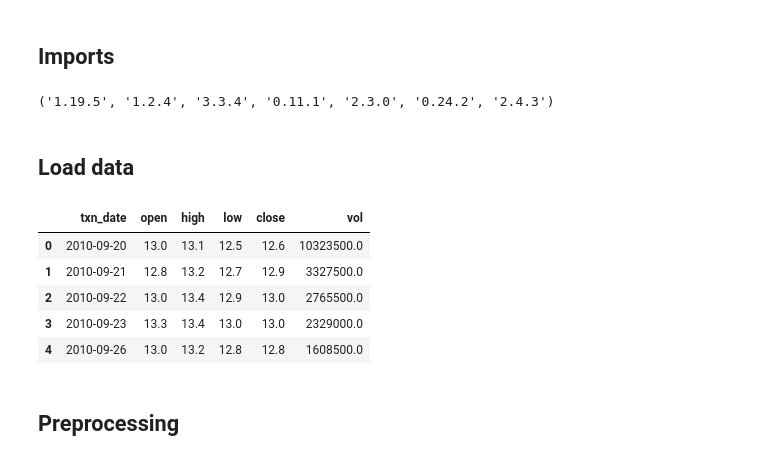
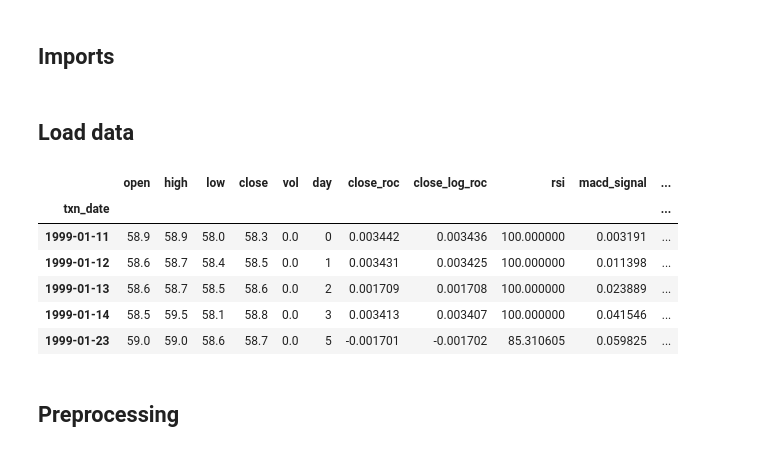
Before and after one commit to Mashfiqur-Rahman/stock-market-analysis-using-ml, a Jupyter notebook: notebooks/Deep Learning Algorithms.ipynb, the cells around one changed output. Drawn from its saved outputs; the diff is of its cells as text; code cells hidden in the pictures.

```diff
--- a/notebooks/Deep Learning Algorithms.ipynb
+++ b/notebooks/Deep Learning Algorithms.ipynb
@@ -17,7 +17,3 @@ plt.rcParams.update({'figure.figsize': (16, 9)})
 import matplotlib
 import sklearn
 import keras
-# %%
-np.__version__, pd.__version__, matplotlib.__version__, sns.__version__, tf.__version__, sklearn.__version__, keras.__version__
-# %% [output]
-('1.19.5', '1.2.4', '3.3.4', '0.11.1', '2.3.0', '0.24.2', '2.4.3')
@@ -24,17 +22,34 @@ np.__version__, pd.__version__, matplotlib.__version__, sns.__version__, tf.__ve
 # %% [markdown]
 ## Load data
-# %%
-data = pd.read_csv('../data/processed/company_id_5_processed.csv', parse_dates=True)
-data = data[['txn_date', 'open', 'high', 'low', 'close','vol',
-#              'month', 'day', 'day_of_month'
-            ]].sort_values(by='txn_date')
-data.head()
-# %% [output]
-|  | txn_date | open | high | low | close | vol |
-| 0 | 2010-09-20 | 13.0 | 13.1 | 12.5 | 12.6 | 10323500.0 |
-| 1 | 2010-09-21 | 12.8 | 13.2 | 12.7 | 12.9 | 3327500.0 |
-| 2 | 2010-09-22 | 13.0 | 13.4 | 12.9 | 13.0 | 2765500.0 |
-| 3 | 2010-09-23 | 13.3 | 13.4 | 13.0 | 13.0 | 2329000.0 |
-| 4 | 2010-09-26 | 13.0 | 13.2 | 12.8 | 12.8 | 1608500.0 |
+# %%
+data = pd.read_csv('../data/processed/company_id_94_processed.csv', parse_dates=True)
+data = data[['txn_date',
+             'open', 'high', 'low',
+             'close',
+             'vol',
+#              'month',
+             'day',
+#              'day_of_month'
+            ]].sort_values(by='txn_date')
+data['txn_date'] = pd.to_datetime(data['txn_date'])
+# data = data[data['txn_date']< '2020-03-01']
+data.set_index('txn_date', inplace=True, drop=True)
+data['close_roc'] = data['close'].pct_change()
+data['close_log_roc'] = np.log(1+data['close_roc'])
+data['rsi'] = ta.momentum.RSIIndicator(close=data['close'], fillna=True).rsi()
+data['macd_signal'] = ta.trend.MACD(close=data['close'], fillna=True).macd_signal()
+data['macd_signal'] = ta.trend.MACD(close=data['close'], fillna=True).macd_signal()
+data['chaikin_money_flow'] = ta.volume.ChaikinMoneyFlowIndicator(high=data['high'], low=data['low'], close=data['close'], volume=data['vol'], fillna=True).chaikin_money_flow()
+data.dropna(inplace=True)
+# data = data.resample('W').mean()
+data.head()
+# %% [output]
+|  | open | high | low | close | vol | day | close_roc | close_log_roc | rsi | macd_signal | ... |
+| txn_date |  |  |  |  |  |  |  |  |  |  | ... |
+| 1999-01-11 | 58.9 | 58.9 | 58.0 | 58.3 | 0.0 | 0 | 0.003442 | 0.003436 | 100.000000 | 0.003191 | ... |
+| 1999-01-12 | 58.6 | 58.7 | 58.4 | 58.5 | 0.0 | 1 | 0.003431 | 0.003425 | 100.000000 | 0.011398 | ... |
+| 1999-01-13 | 58.6 | 58.7 | 58.5 | 58.6 | 0.0 | 2 | 0.001709 | 0.001708 | 100.000000 | 0.023889 | ... |
+| 1999-01-14 | 58.5 | 59.5 | 58.1 | 58.8 | 0.0 | 3 | 0.003413 | 0.003407 | 100.000000 | 0.041546 | ... |
+| 1999-01-23 | 59.0 | 59.0 | 58.6 | 58.7 | 0.0 | 5 | -0.001701 | -0.001702 | 85.310605 | 0.059825 | ... |
 # %% [markdown]
 ## Preprocessing
```
Also changed, not shown: parts of 34 cells of this notebook, 10 other files.
